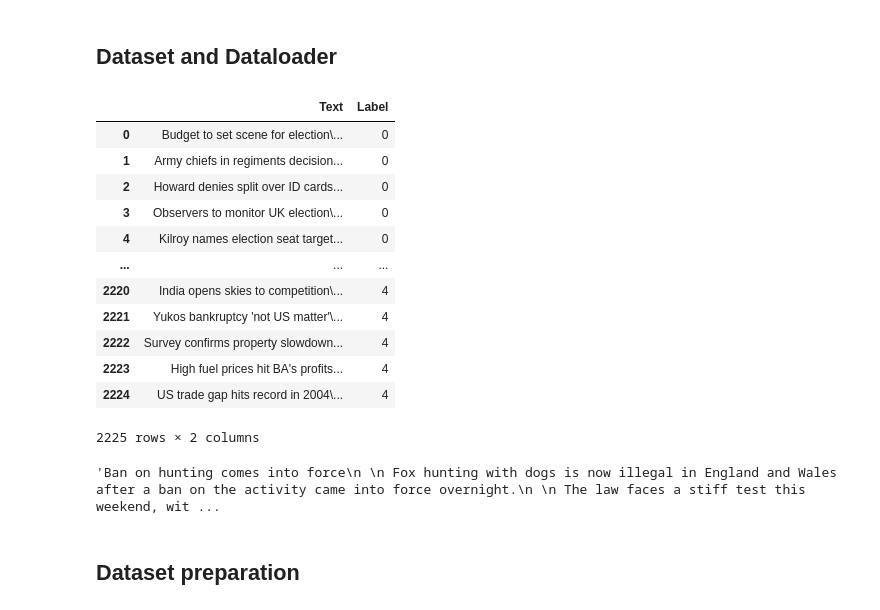
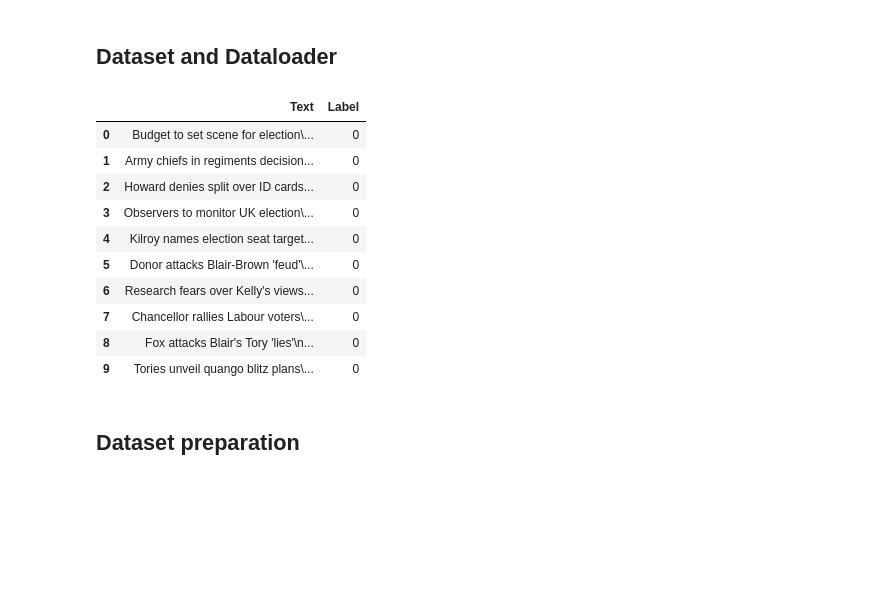
Before and after one commit to vanditha18/NLP-Notebooks, a Jupyter notebook: News_Text_Classification_using_BERT_Finetune.ipynb, the cells around one changed output. Saved outputs shown, nothing was run; the diff lists cells and outputs as text; code cells hidden in the pictures; blank space fills up the shorter version.

```diff
--- a/News_Text_Classification_using_BERT_Finetune.ipynb
+++ b/News_Text_Classification_using_BERT_Finetune.ipynb
@@ -111,25 +38,19 @@ from torch.utils.data import Dataset
 # %%
 dataset_csv_path = "/content/news_classification.csv"
 df = pd.read_csv(dataset_csv_path)
-df
+df.head(10)
 # %% [output]
 |  | Text | Label |
 | 0 | Budget to set scene for election\... | 0 |
 | 1 | Army chiefs in regiments decision... | 0 |
 | 2 | Howard denies split over ID cards... | 0 |
 | 3 | Observers to monitor UK election\... | 0 |
 | 4 | Kilroy names election seat target... | 0 |
-| ... | ... | ... |
-| 2220 | India opens skies to competition\... | 4 |
-| 2221 | Yukos bankruptcy 'not US matter'\... | 4 |
-| 2222 | Survey confirms property slowdown... | 4 |
-| 2223 | High fuel prices hit BA's profits... | 4 |
-| 2224 | US trade gap hits record in 2004\... | 4 |
+| 5 | Donor attacks Blair-Brown 'feud'\... | 0 |
+| 6 | Research fears over Kelly's views... | 0 |
+| 7 | Chancellor rallies Labour voters\... | 0 |
+| 8 | Fox attacks Blair's Tory 'lies'\n... | 0 |
+| 9 | Tories unveil quango blitz plans\... | 0 |
-2225 rows × 2 columns
-# %%
-df['Text'][27]
-# %% [output]
-'Ban on hunting comes into force\n \n Fox hunting with dogs is now illegal in England and Wales after a ban on the activity came into force overnight.\n \n The law faces a stiff test this weekend, wit ...
 # %% [markdown]
 ## Dataset preparation
 # %%
```
Also changed, not shown: parts of 14 cells of this notebook.
